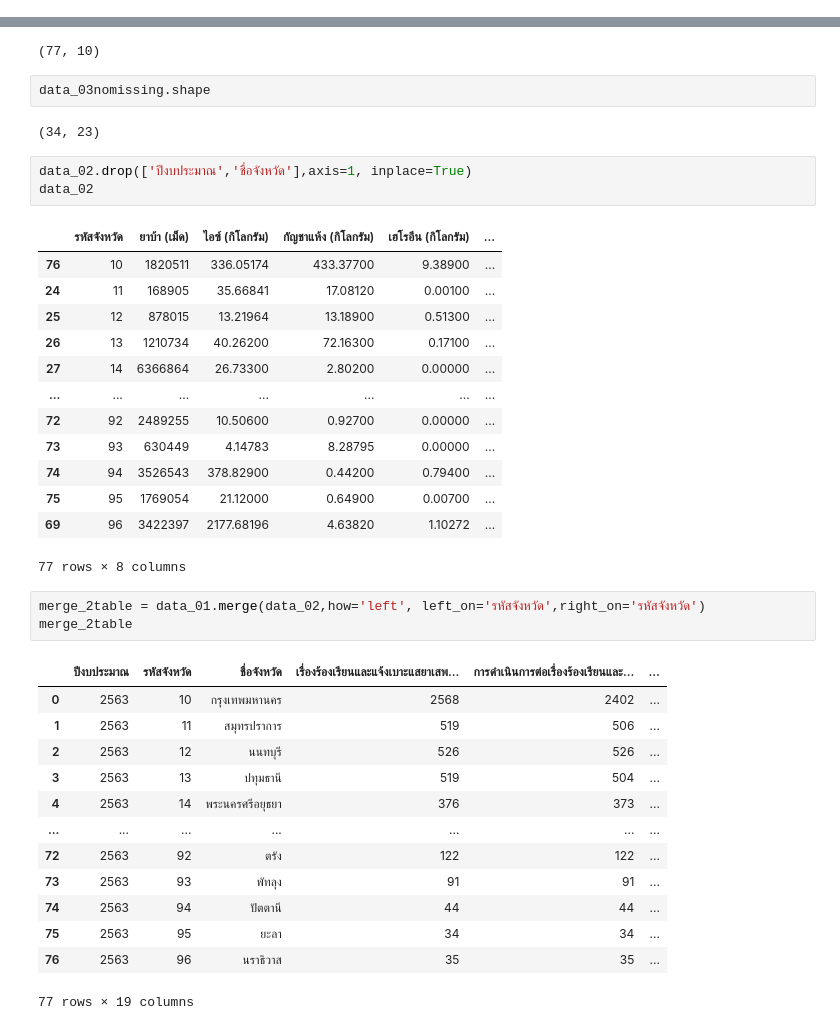
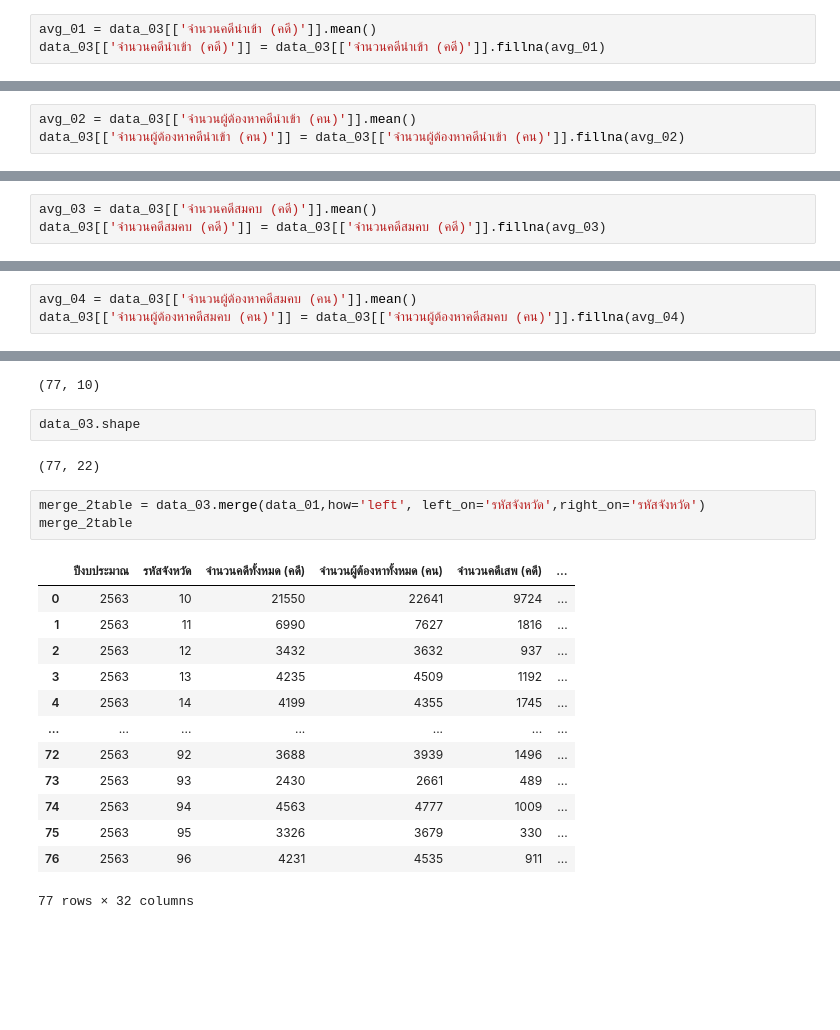
Before and after one commit to Wikanda-Hongboonmee/DWDM21, a Jupyter notebook: Project_DWDM.ipynb, the cells around one changed output, grey strips where cells are left out. Saved outputs shown, nothing was run; the diff lists cells and outputs as text; blank space fills up the shorter version.

```diff
--- a/Project_DWDM.ipynb
+++ b/Project_DWDM.ipynb
@@ -248,0 +218,3 @@ data_03nomissing.shape
+# %%
+avg_01 = data_03[['จำนวนคดีนำเข้า (คดี)']].mean()
+data_03[['จำนวนคดีนำเข้า (คดี)']] = data_03[['จำนวนคดีนำเข้า (คดี)']].fillna(avg_01)
@@ -248,0 +241,3 @@ data_03nomissing.shape
+# %%
+avg_02 = data_03[['จำนวนผู้ต้องหาคดีนำเข้า (คน)']].mean()
+data_03[['จำนวนผู้ต้องหาคดีนำเข้า (คน)']] = data_03[['จำนวนผู้ต้องหาคดีนำเข้า (คน)']].fillna(avg_02)
@@ -248,0 +264,3 @@ data_03nomissing.shape
+# %%
+avg_03 = data_03[['จำนวนคดีสมคบ (คดี)']].mean()
+data_03[['จำนวนคดีสมคบ (คดี)']] = data_03[['จำนวนคดีสมคบ (คดี)']].fillna(avg_03)
@@ -248,0 +287,3 @@ data_03nomissing.shape
+# %%
+avg_04 = data_03[['จำนวนผู้ต้องหาคดีสมคบ (คน)']].mean()
+data_03[['จำนวนผู้ต้องหาคดีสมคบ (คน)']] = data_03[['จำนวนผู้ต้องหาคดีสมคบ (คน)']].fillna(avg_04)
@@ -255,43 +316,26 @@ data_02.shape
 # %% [output]
 (77, 10)
 # %%
-data_03nomissing.shape
+data_03.shape
 # %% [output]
-(34, 23)
+(77, 22)
-# %%
-data_02.drop(['ปีงบประมาณ','ชื่อจังหวัด'],axis=1, inplace=True)
-data_02
-# %% [output]
-|  | รหัสจังหวัด | ยาบ้า (เม็ด) | ไอซ์ (กิโลกรัม) | กัญชาแห้ง (กิโลกรัม) | เฮโรอีน (กิโลกรัม) | ... |
-| 76 | 10 | 1820511 | 336.05174 | 433.37700 | 9.38900 | ... |
-| 24 | 11 | 168905 | 35.66841 | 17.08120 | 0.00100 | ... |
-| 25 | 12 | 878015 | 13.21964 | 13.18900 | 0.51300 | ... |
-| 26 | 13 | 1210734 | 40.26200 | 72.16300 | 0.17100 | ... |
-| 27 | 14 | 6366864 | 26.73300 | 2.80200 | 0.00000 | ... |
-| ... | ... | ... | ... | ... | ... | ... |
-| 72 | 92 | 2489255 | 10.50600 | 0.92700 | 0.00000 | ... |
-| 73 | 93 | 630449 | 4.14783 | 8.28795 | 0.00000 | ... |
-| 74 | 94 | 3526543 | 378.82900 | 0.44200 | 0.79400 | ... |
-| 75 | 95 | 1769054 | 21.12000 | 0.64900 | 0.00700 | ... |
-| 69 | 96 | 3422397 | 2177.68196 | 4.63820 | 1.10272 | ... |
-77 rows × 8 columns
 # %%
-merge_2table = data_01.merge(data_02,how='left', left_on='รหัสจังหวัด',right_on='รหัสจังหวัด')
+merge_2table = data_03.merge(data_01,how='left', left_on='รหัสจังหวัด',right_on='รหัสจังหวัด')
 merge_2table
 # %% [output]
-|  | ปีงบประมาณ | รหัสจังหวัด | ชื่อจังหวัด | เรื่องร้องเรียนและแจ้งเบาะแสยาเสพ... | การดำเนินการต่อเรื่องร้องเรียนและ... | ... |
-| 0 | 2563 | 10 | กรุงเทพมหานคร | 2568 | 2402 | ... |
-| 1 | 2563 | 11 | สมุทรปราการ | 519 | 506 | ... |
-| 2 | 2563 | 12 | นนทบุรี | 526 | 526 | ... |
-| 3 | 2563 | 13 | ปทุมธานี | 519 | 504 | ... |
-| 4 | 2563 | 14 | พระนครศรีอยุธยา | 376 | 373 | ... |
+|  | ปีงบประมาณ | รหัสจังหวัด | จำนวนคดีทั้งหมด (คดี) | จำนวนผู้ต้องหาทั้งหมด (คน) | จำนวนคดีเสพ (คดี) | ... |
+| 0 | 2563 | 10 | 21550 | 22641 | 9724 | ... |
+| 1 | 2563 | 11 | 6990 | 7627 | 1816 | ... |
+| 2 | 2563 | 12 | 3432 | 3632 | 937 | ... |
+| 3 | 2563 | 13 | 4235 | 4509 | 1192 | ... |
+| 4 | 2563 | 14 | 4199 | 4355 | 1745 | ... |
 | ... | ... | ... | ... | ... | ... | ... |
-| 72 | 2563 | 92 | ตรัง | 122 | 122 | ... |
-| 73 | 2563 | 93 | พัทลุง | 91 | 91 | ... |
-| 74 | 2563 | 94 | ปัตตานี | 44 | 44 | ... |
-| 75 | 2563 | 95 | ยะลา | 34 | 34 | ... |
-| 76 | 2563 | 96 | นราธิวาส | 35 | 35 | ... |
+| 72 | 2563 | 92 | 3688 | 3939 | 1496 | ... |
+| 73 | 2563 | 93 | 2430 | 2661 | 489 | ... |
+| 74 | 2563 | 94 | 4563 | 4777 | 1009 | ... |
+| 75 | 2563 | 95 | 3326 | 3679 | 330 | ... |
+| 76 | 2563 | 96 | 4231 | 4535 | 911 | ... |
-77 rows × 19 columns
+77 rows × 32 columns
 # %%
 merge_2table.isnull() # ตรงไหนเป็นช่องว่างจะขึ้นว่า True ตรงไหนไม่เป็นช่องว่างจะขึ้นว่า False
 # %% [output]
```
Also changed, not shown: parts of 28 cells of this notebook.
